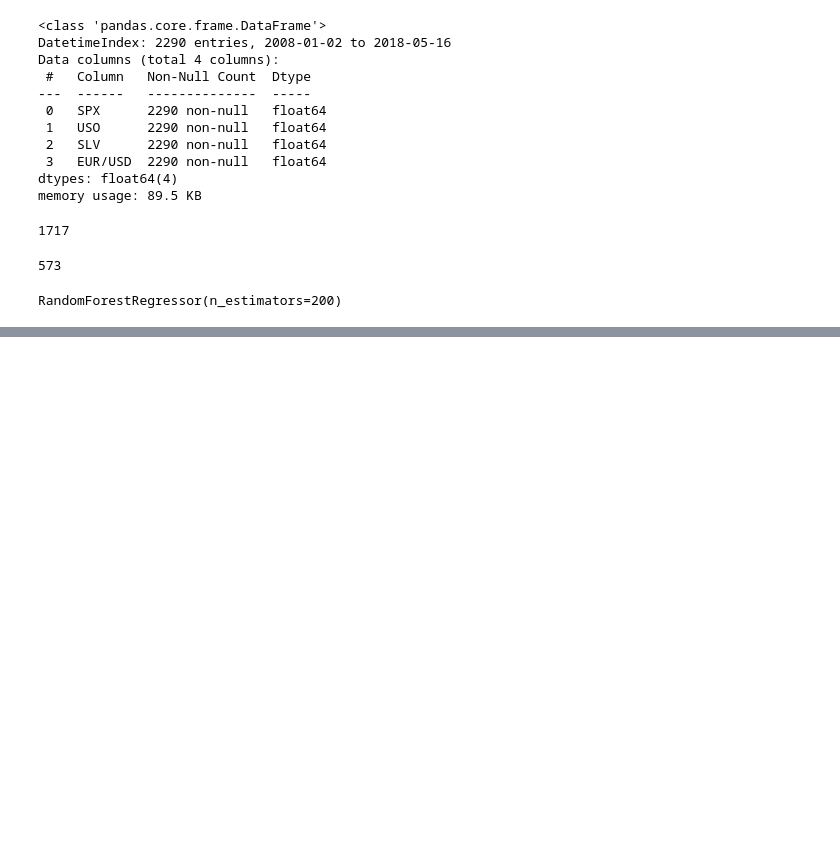
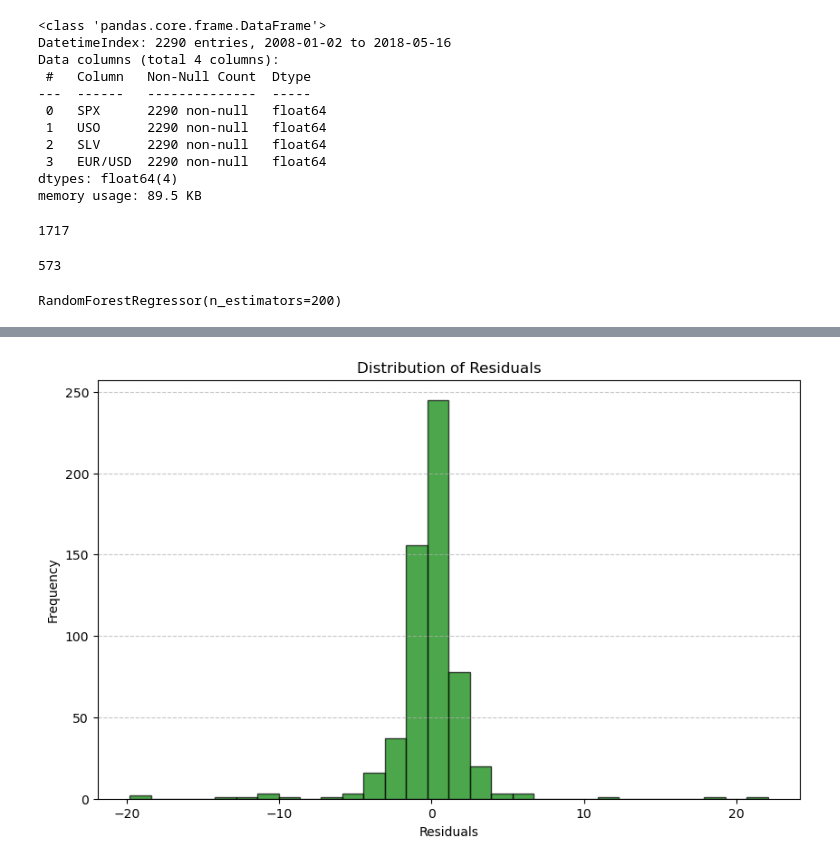
Before and after one commit to jgrubb38/Project4, a Jupyter notebook: Gold_Prediction.ipynb, the cells around one changed output, grey strips where cells are left out. Cells and saved outputs as stored; diff of their text form; code cells hidden in the pictures; blank space fills up the shorter version.

```diff
--- a/Gold_Prediction.ipynb
+++ b/Gold_Prediction.ipynb
@@ -208,22 +220,28 @@ plt.show()
 # %%
 # Show the distribution of the residual (difference between actual and predicted gold prices)
 residuals = y_test - y_pred
 # Create a figure and axis
 plt.figure(figsize=(10, 6))
 
 # Plot the histogram with grid lines
 plt.hist(residuals, bins=30, edgecolor='black', color='green', alpha=0.7)
 
 # Add grid lines
 plt.grid(axis='y', linestyle='--', alpha=0.7)
 
 # Add labels and title
 plt.xlabel('Residuals')
 plt.ylabel('Frequency')
 plt.title('Distribution of Residuals')
+plt.style.use('default')
+
+# Save the plot as an image
+plt.savefig('images/residual_distribution.jpg')
 
 # Show the plot
 plt.show()
+# %% [output]
+[figure, added]
 # %%
 # Plot the residuals (diff between actual and predicted gold prices) by the gold price.
 colors = ['green' if x >= 0 else 'red' for x in residuals]
```
Also changed, not shown: parts of 9 cells of this notebook, 5 other files.
